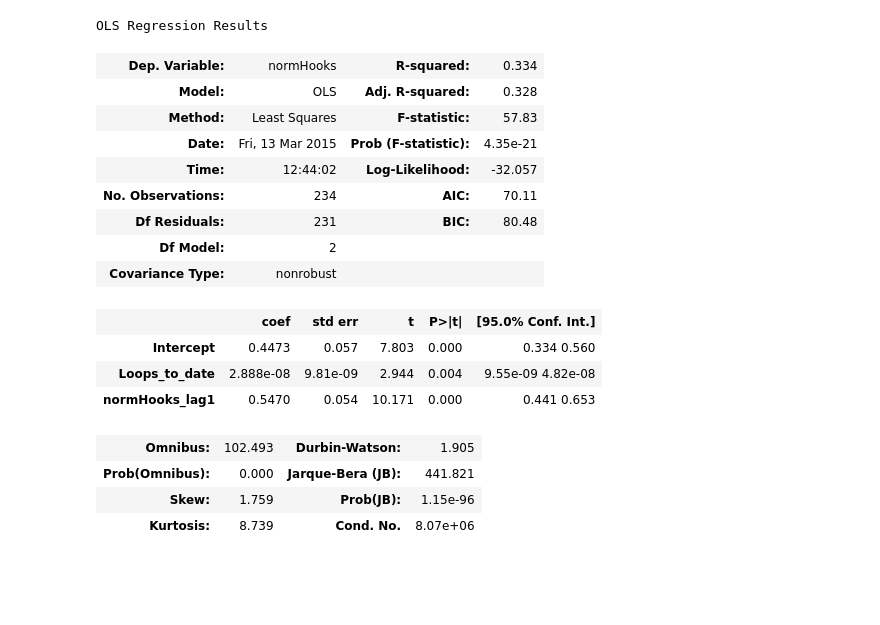
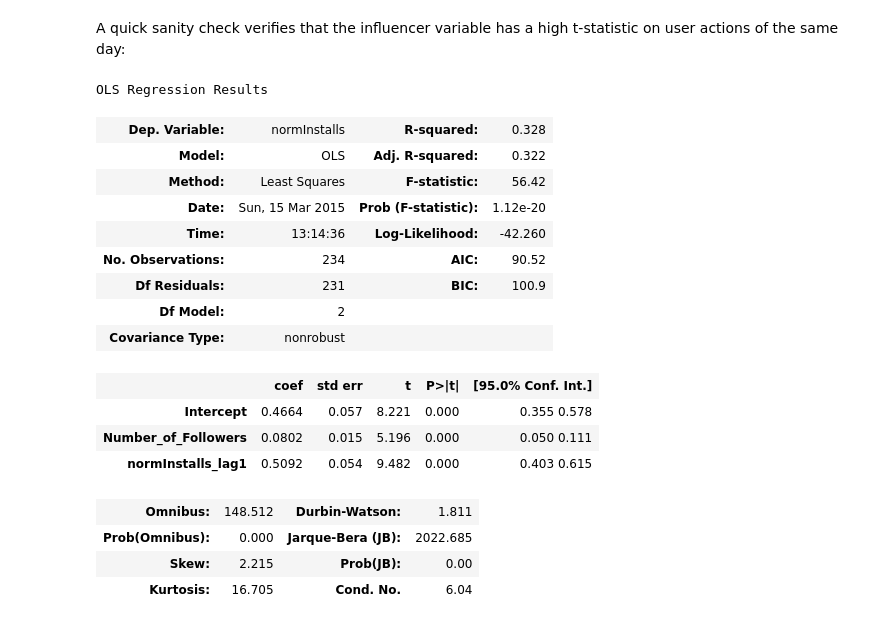
Before and after one commit to stewartsiu/misc, a Jupyter notebook: hook/PrelimAnalysis1.ipynb, the cells around one changed output. Drawn from its saved outputs; the diff is of its cells as text; code cells hidden in the pictures; blank space fills up the shorter version.

Commit message:
added weekday, rotation

```diff
--- a/hook/PrelimAnalysis1.ipynb
+++ b/hook/PrelimAnalysis1.ipynb
@@ -27,35 +47,53 @@ niche['Number_of_Followers']=niche['Number_of_Followers'].str.replace('M','').as
+# %%
+engagement['weekday']=engagement.index.weekday.astype(int)
+weekdayAvg = engagement.groupby('weekday').median()
+weekdayAvg = weekdayAvg.divide(weekdayAvg.mean(axis=0))
+# %%
+def normalize(row):
+    wd = int(row['weekday'])
+    row[weekdayAvg.columns] = row[weekdayAvg.columns]/weekdayAvg.loc[wd]
+    return row
+# %%
+engagement=engagement.apply(normalize,axis=1) #remember not to apply more than once
 # %%
 rollingRegs = pandas.rolling_mean(engagement['Regs'],7)
 rollingSales = pandas.rolling_mean(engagement['Sales_Count'],7)
 rollingHooks = pandas.rolling_mean(engagement['Hooks_Dropped'],7)
+rollingInstalls = pandas.rolling_mean(engagement['Install'],7)
+rollingActives = pandas.rolling_mean(engagement['Active'],7)
+rollingNews = pandas.rolling_mean(engagement['New'],7)
+rollingSessions = pandas.rolling_mean(engagement['Session'],7)
+
 avgRegs = engagement['Regs'].loc[niche.index[0]:].mean()
 avgSales = engagement['Sales_Count'].loc[niche.index[0]:].mean()
 avgHooks = engagement['Hooks_Dropped'].loc[niche.index[0]:].mean()
+# %% [markdown]
+A quick sanity check verifies that the influencer variable has a high t-statistic on user actions of the same day:
 # %%
-engagement['rollingHooks'] = rollingHooks.shift(1)
-engagement['normHooks'] = (engagement['Hooks_Dropped'].shift(0))/engagement['rollingHooks']
-engagement['normHooks_lag1'] = engagement['normHooks'].shift(1)
+engagement['rollingInstalls'] = rollingInstalls.shift(1)
+engagement['normInstalls'] = (engagement['Install'].shift(0))/engagement['rollingInstalls']
+engagement['normInstalls_lag1'] = engagement['normInstalls'].shift(1)
 infeffect = niche.join(engagement,how='right')
-infeffect['Loops_to_date'].fillna(0,inplace=True)
-res = smf.ols(data=infeffect,formula='normHooks ~ Loops_to_date + normHooks_lag1').fit()
+infeffect['Number_of_Followers'].fillna(0,inplace=True)
+res = smf.ols(data=infeffect,formula='normInstalls ~ Number_of_Followers + normInstalls_lag1').fit()
 res.summary()
 # %% [output]
 OLS Regression Results
-| Dep. Variable: | normHooks | R-squared: | 0.334 |
-| Model: | OLS | Adj. R-squared: | 0.328 |
-| Method: | Least Squares | F-statistic: | 57.83 |
-| Date: | Fri, 13 Mar 2015 | Prob (F-statistic): | 4.35e-21 |
-| Time: | 12:44:02 | Log-Likelihood: | -32.057 |
-| No. Observations: | 234 | AIC: | 70.11 |
-| Df Residuals: | 231 | BIC: | 80.48 |
+| Dep. Variable: | normInstalls | R-squared: | 0.328 |
+| Model: | OLS | Adj. R-squared: | 0.322 |
+| Method: | Least Squares | F-statistic: | 56.42 |
+| Date: | Sun, 15 Mar 2015 | Prob (F-statistic): | 1.12e-20 |
+| Time: | 13:14:36 | Log-Likelihood: | -42.260 |
+| No. Observations: | 234 | AIC: | 90.52 |
+| Df Residuals: | 231 | BIC: | 100.9 |
 | Df Model: | 2 |  |  |
 | Covariance Type: | nonrobust |  |  |
 |  | coef | std err | t | P>|t| | [95.0% Conf. Int.] |
-| Intercept | 0.4473 | 0.057 | 7.803 | 0.000 | 0.334 0.560 |
-| Loops_to_date | 2.888e-08 | 9.81e-09 | 2.944 | 0.004 | 9.55e-09 4.82e-08 |
-| normHooks_lag1 | 0.5470 | 0.054 | 10.171 | 0.000 | 0.441 0.653 |
+| Intercept | 0.4664 | 0.057 | 8.221 | 0.000 | 0.355 0.578 |
+| Number_of_Followers | 0.0802 | 0.015 | 5.196 | 0.000 | 0.050 0.111 |
+| normInstalls_lag1 | 0.5092 | 0.054 | 9.482 | 0.000 | 0.403 0.615 |
-| Omnibus: | 102.493 | Durbin-Watson: | 1.905 |
-| Prob(Omnibus): | 0.000 | Jarque-Bera (JB): | 441.821 |
-| Skew: | 1.759 | Prob(JB): | 1.15e-96 |
-| Kurtosis: | 8.739 | Cond. No. | 8.07e+06 |
+| Omnibus: | 148.512 | Durbin-Watson: | 1.811 |
+| Prob(Omnibus): | 0.000 | Jarque-Bera (JB): | 2022.685 |
+| Skew: | 2.215 | Prob(JB): | 0.00 |
+| Kurtosis: | 16.705 | Cond. No. | 6.04 |
 # %%
```
Also changed, not shown: parts of 20 cells of this notebook.
